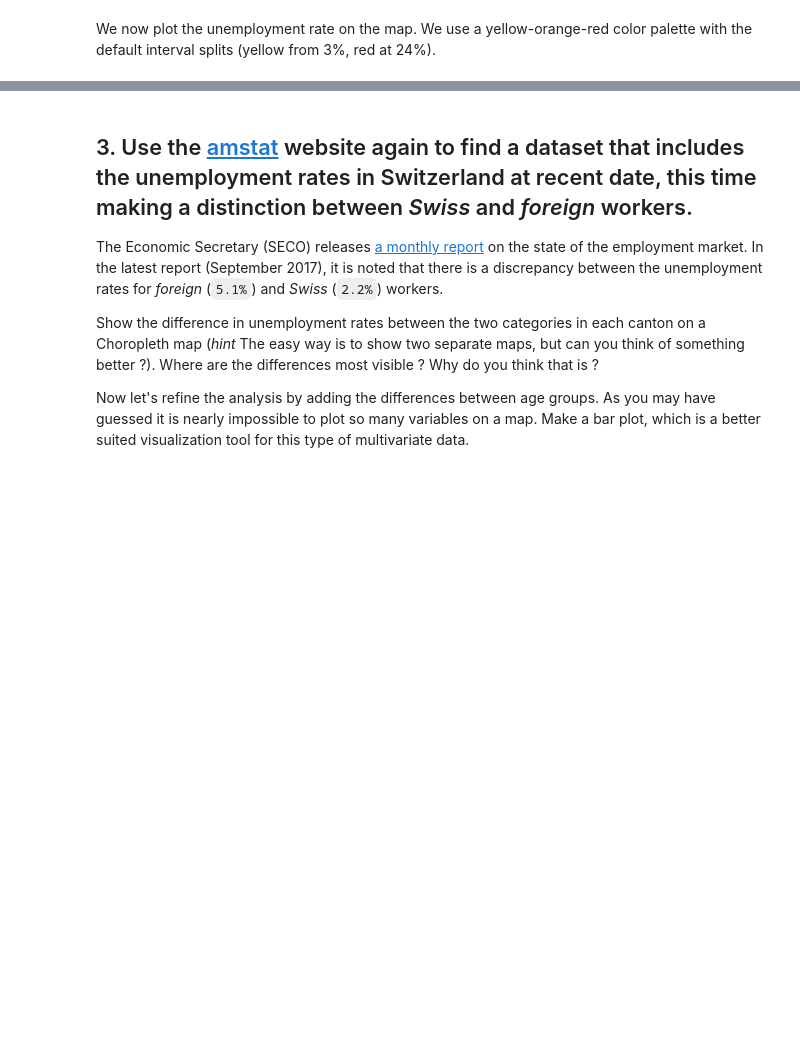
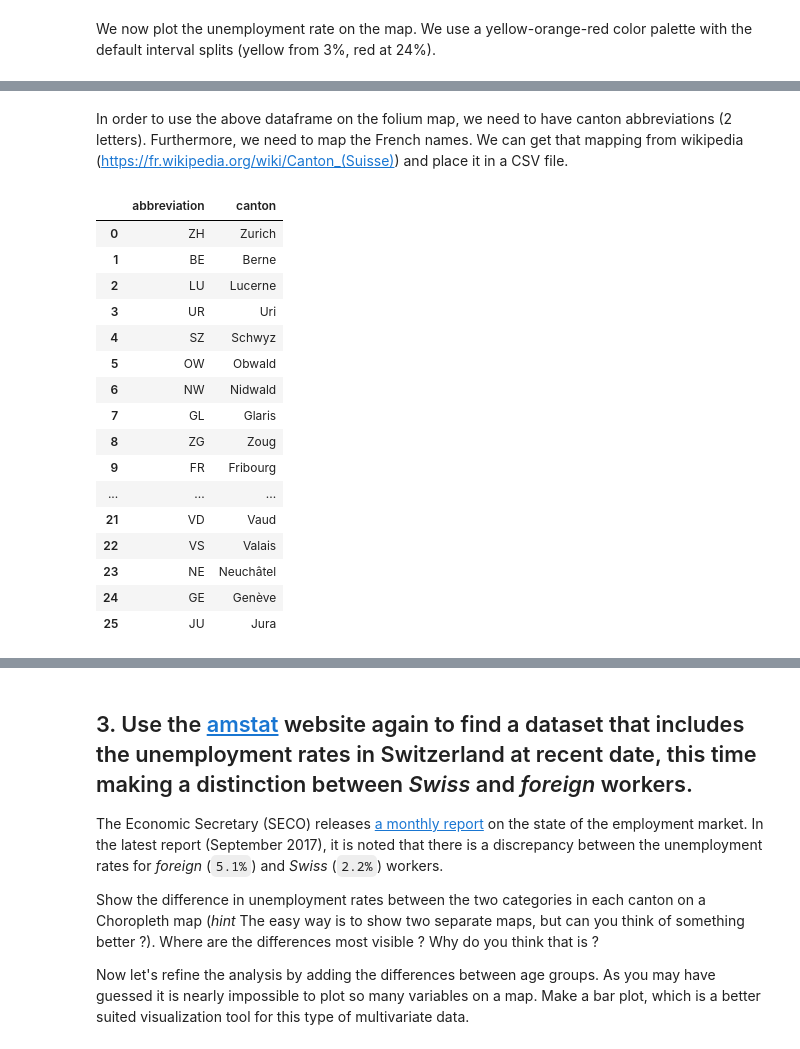
Before and after one commit to mosimann/ADA, a Jupyter notebook: 03 - Interactive Viz/Homework 3.ipynb, the cells around one changed output, grey strips where cells are left out. Drawn from its saved outputs; the diff is of its cells as text; code cells hidden in the pictures; blank space fills up the shorter version.

```diff
--- a/03 - Interactive Viz/Homework 3.ipynb
+++ b/03 - Interactive Viz/Homework 3.ipynb
@@ -99,0 +136,26 @@ As we can see, the UK is doing pretty well (though that may change after Brexit)
+# %% [markdown]
+In order to use the above dataframe on the folium map, we need to have canton abbreviations (2 letters). Furthermore, we need to map the French names. We can get that mapping from wikipedia (https://fr.wikipedia.org/wiki/Canton_(Suisse)) and place it in a CSV file.
+# %%
+# Import mapping
+cantons_mapping = pd.read_csv('cantons.csv', index_col=False)
+
+# Let's see what this thing looks like
+cantons_mapping
+# %% [output]
+|  | abbreviation | canton |
+| 0 | ZH | Zurich |
+| 1 | BE | Berne |
+| 2 | LU | Lucerne |
+| 3 | UR | Uri |
+| 4 | SZ | Schwyz |
+| 5 | OW | Obwald |
+| 6 | NW | Nidwald |
+| 7 | GL | Glaris |
+| 8 | ZG | Zoug |
+| 9 | FR | Fribourg |
+| ... | ... | ... |
+| 21 | VD | Vaud |
+| 22 | VS | Valais |
+| 23 | NE | Neuchâtel |
+| 24 | GE | Genève |
+| 25 | JU | Jura |
```
Also changed, not shown: parts of 9 cells of this notebook, 2 other files.
